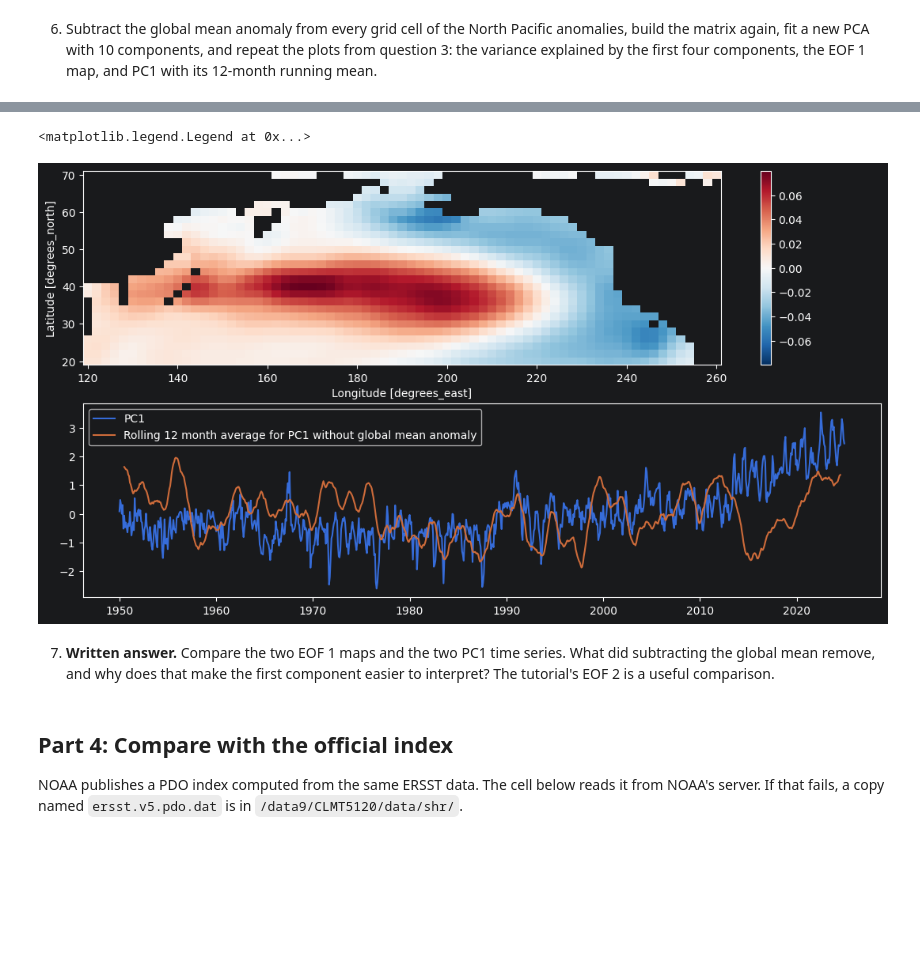
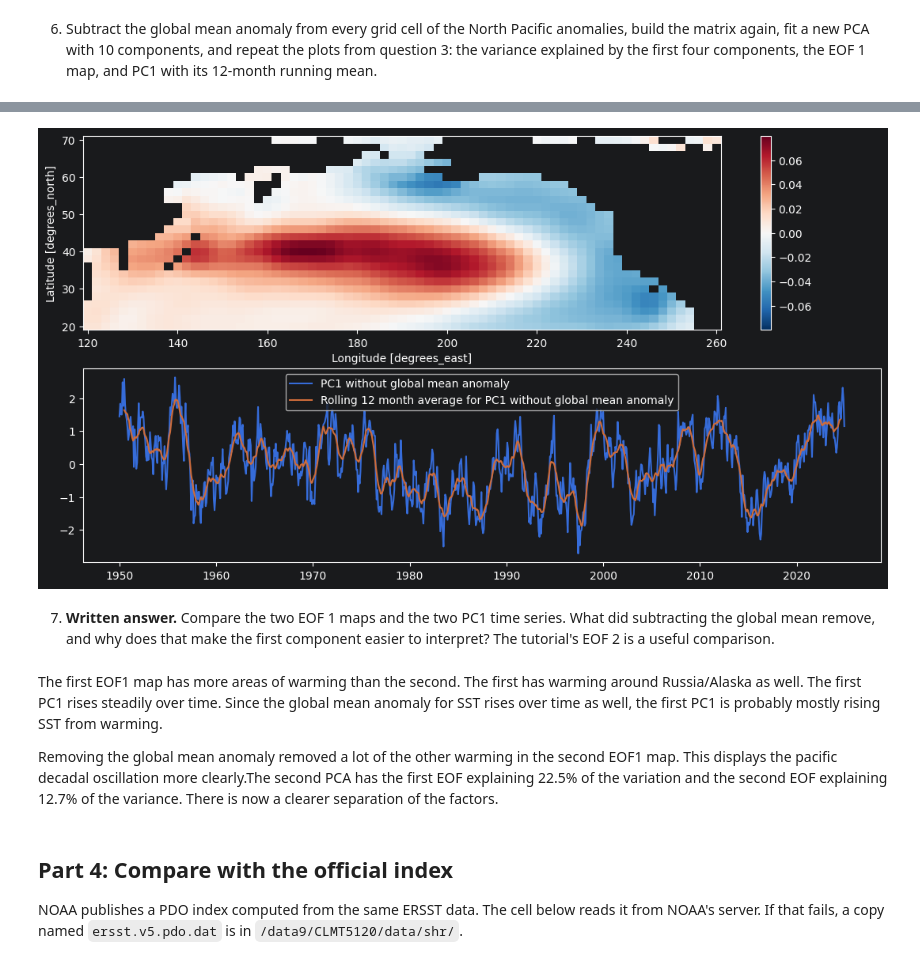
Before and after one commit to deborahteo/ml4climate2026, a Jupyter notebook: Assignment7.ipynb, the cells around one changed output, grey strips where cells are left out. Cells and saved outputs as stored; diff of their text form; code cells hidden in the pictures; blank space fills up the shorter version.

```diff
--- a/Assignment7.ipynb
+++ b/Assignment7.ipynb
@@ -166,16 +133,16 @@ variance explained [0.22488838 0.12678793 0.074006   0.06565116]
 # %%
 eof1_no_anom_map = to_map(eofs_no_anom[0], ocean)
 
 pc1_no_anom = pcs_no_anom[:, 0] / pcs_no_anom[:, 0].std() # All times but just the first component, rescale
 pc1_no_anom = xr.DataArray(pc1_no_anom, coords={'time': north_pacific_anom.time}, dims='time')
 mean_12_month_no_anom = pc1_no_anom.rolling(time=12, center=True).mean() # Rolling mean of 12 months
 
 fig, axes = plt.subplots(2, 1, figsize=(13, 7))
 eof1_no_anom_map.plot(ax=axes[0], cmap = 'RdBu_r')
-axes[1].plot(north_pacific_anom.time, pc1, label='PC1')
+axes[1].plot(pc1_no_anom.time, pc1_no_anom, label='PC1 without global mean anomaly')
 axes[1].plot(mean_12_month_no_anom.time, mean_12_month_no_anom, label='Rolling 12 month average for PC1 without global mean anomaly')
 axes[1].legend()
+plt.show()
 # %% [output]
-<matplotlib.legend.Legend at 0x...>
-[figure, old version]
+[figure, new version]
 # %% [markdown]
@@ -182,4 +150,8 @@ axes[1].legend()
 7) **Written answer.** Compare the two EOF 1 maps and the two PC1 time series. What did subtracting the global mean remove, and why does that make the first component easier to interpret? The tutorial's EOF 2 is a useful comparison.
+# %% [markdown]
+The first EOF1 map has more areas of warming than the second. The first has warming around Russia/Alaska as well. The first PC1 rises steadily over time. Since the global mean anomaly for SST rises over time as well, the first PC1 is probably mostly rising SST from warming.
+
+Removing the global mean anomaly removed a lot of the other warming in the second EOF1 map. This displays the pacific decadal oscillation more clearly.The second PCA has the first EOF explaining 22.5% of the variation and the second EOF explaining 12.7% of the variance. There is now a clearer separation of the factors.
 # %% [markdown]
 ## Part 4: Compare with the official index
 
```
Also changed, not shown: parts of 14 cells of this notebook.
